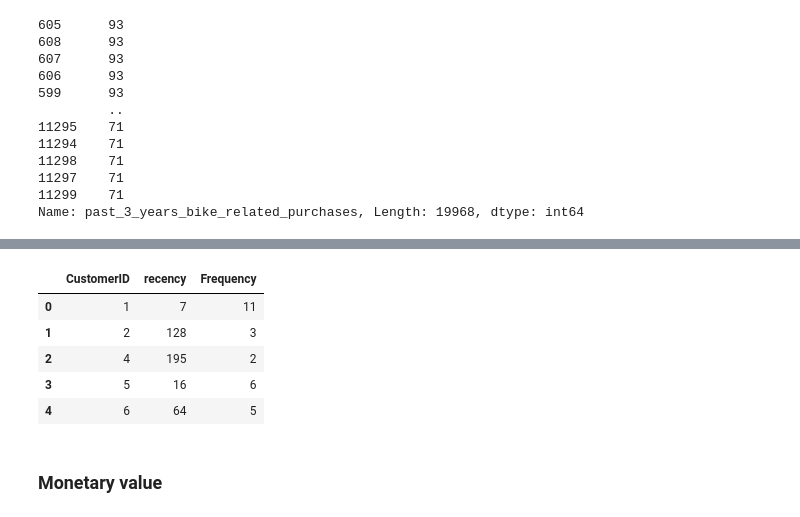
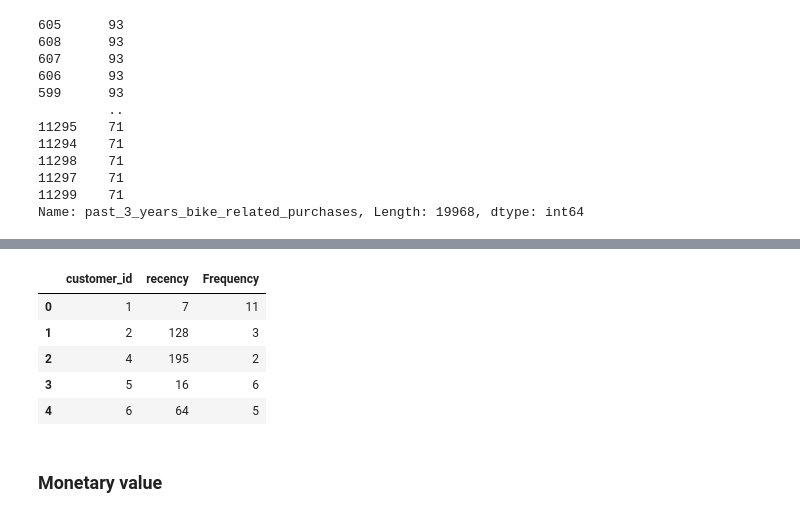
Before and after one commit to yypserena/KPMG_virtual_data_analytics_task, a Jupyter notebook: KPMG_virtual_RFM analysis.ipynb, the cells around one changed output, grey strips where cells are left out. Saved outputs shown, nothing was run; the diff lists cells and outputs as text; code cells hidden in the pictures.

```diff
--- a/KPMG_virtual_RFM analysis.ipynb
+++ b/KPMG_virtual_RFM analysis.ipynb
@@ -135,6 +135,6 @@ QLD     4262
 Name: state, dtype: int64
 # %%
 recency_aus = df.groupby(['customer_id'], as_index = False)['transaction_date'].max()
-recency_aus.columns = ['CustomerID', 'LastPurchaseDate']
+recency_aus.columns = ['customer_id', 'LastPurchaseDate']
 recency_aus.head()
 # %% [output]
@@ -195,6 +195,6 @@ Name: past_3_years_bike_related_purchases, Length: 19968, dtype: int64
 # %%
 freq = df.groupby('customer_id')['past_3_years_bike_related_purchases'].count()
 aus_freq = pd.DataFrame(freq).reset_index()
-aus_freq.columns = ['CustomerID', 'Frequency']
+aus_freq.columns = ['customer_id', 'Frequency']
 aus_freq.head()
 # %% [output]
@@ -207,8 +224,8 @@ aus_freq.head()
 # %%
-aus_rec_freq = recency_aus.merge(aus_freq, on = 'CustomerID').drop(columns = 'LastPurchaseDate')
+aus_rec_freq = recency_aus.merge(aus_freq, on = 'customer_id').drop(columns = 'LastPurchaseDate')
 aus_rec_freq.head()
 # %% [output]
-|  | CustomerID | recency | Frequency |
+|  | customer_id | recency | Frequency |
 | 0 | 1 | 7 | 11 |
 | 1 | 2 | 128 | 3 |
 | 2 | 4 | 195 | 2 |
```
Also changed, not shown: parts of 30 cells of this notebook.
